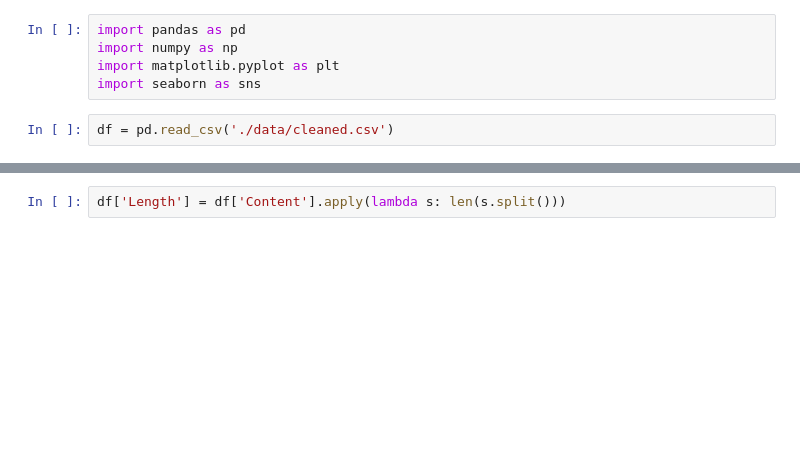
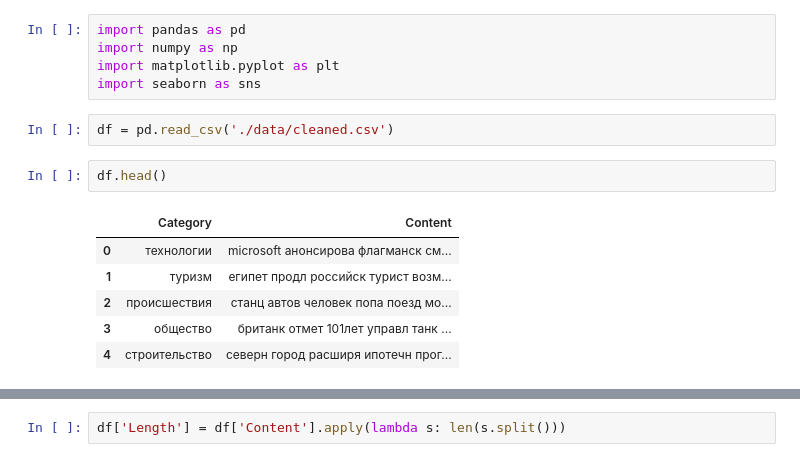
Before and after one commit to yungyong/fontanka-classifier, a Jupyter notebook: research.ipynb, the cells around one changed output, grey strips where cells are left out. Drawn from its saved outputs; the diff is of its cells as text; blank space fills up the shorter version.

```diff
--- a/research.ipynb
+++ b/research.ipynb
@@ -5,3 +5,12 @@ import matplotlib.pyplot as plt
 import seaborn as sns
 # %%
 df = pd.read_csv('./data/cleaned.csv')
+# %%
+df.head()
+# %% [output]
+|  | Category | Content |
+| 0 | технологии | microsoft анонсирова флагманск см... |
+| 1 | туризм | египет продл российск турист возм... |
+| 2 | происшествия | станц автов человек попа поезд мо... |
+| 3 | общество | британк отмет 101лет управл танк ... |
+| 4 | строительство | северн город расширя ипотечн прог... |
```
Also changed, not shown: parts of 7 cells of this notebook.
